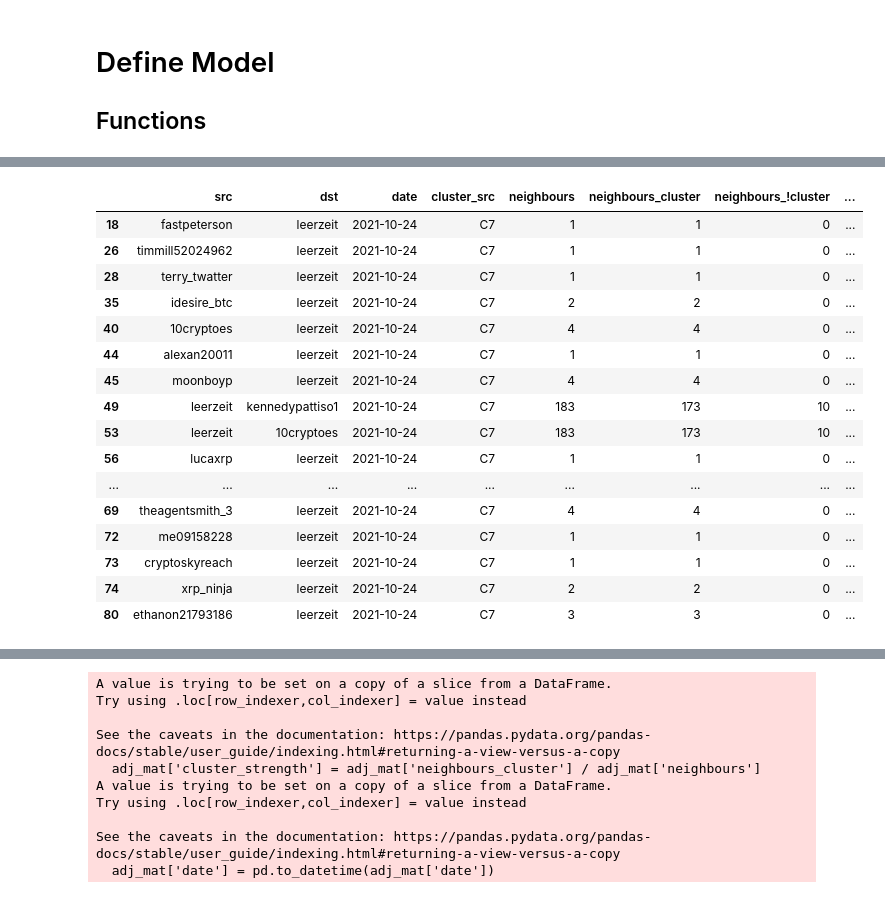
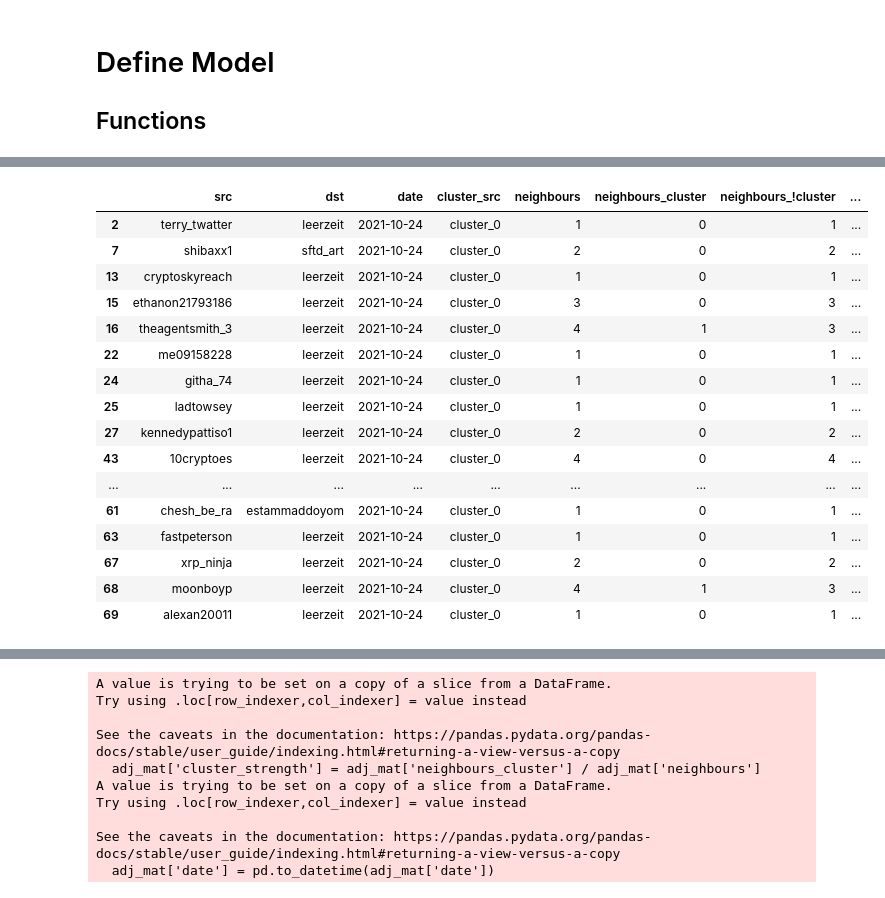
Before and after one commit to christianschwendner/coins_2122, a Jupyter notebook: Model/Model_per_Currency_wip.ipynb, the cells around one changed output, grey strips where cells are left out. Saved outputs shown, nothing was run; the diff lists cells and outputs as text; code cells hidden in the pictures.

```diff
--- a/Model/Model_per_Currency_wip.ipynb
+++ b/Model/Model_per_Currency_wip.ipynb
@@ -9,17 +9,31 @@ import matplotlib.dates as md
 # File imports
 ## Adjen.. Matrix processing
 # %%
-adj_mat = pd.read_csv('../Griffin_data/Adjacency_Matrix_Output_Currency.csv', index_col='Unnamed: 0') #, index_col='Unnamed: 0'
+adj_mat = pd.read_csv('../Griffin_data/Adjacency_Matrix_Output_C4.csv')
 adj_mat = adj_mat[['src', 'dst', 'date', 'cluster_src', 'neighbours', 'neighbours_cluster',
-                   'neighbours_!cluster', 'cluster_dst', 'twitter_query']]
+                   'neighbours_!cluster', 'cluster_dst', 'twitter_query_src', 'twitter_query_dst']]
 
-adj_mat_ETH2 = adj_mat.loc[adj_mat['twitter_query'] == 'ETH2']
-adj_mat_SHIB = adj_mat.loc[adj_mat['twitter_query'] == 'SHIB']
-adj_mat_SOL = adj_mat.loc[adj_mat['twitter_query'] == 'SOL']
-adj_mat_ETH = adj_mat.loc[adj_mat['twitter_query'] == 'ETH']
-adj_mat_LINK = adj_mat.loc[adj_mat['twitter_query'] == 'LINK']
-adj_mat_BTC = adj_mat.loc[adj_mat['twitter_query'] == 'BTC']
-adj_mat_DOGE = adj_mat.loc[adj_mat['twitter_query'] == 'DOGE']
+adj_mat_ETH2 = adj_mat.loc[(adj_mat['twitter_query_src'] == 'ETH2') | (adj_mat['twitter_query_dst'] == 'ETH2')]
+adj_mat_SHIB = adj_mat.loc[(adj_mat['twitter_query_src'] == 'SHIB') | (adj_mat['twitter_query_dst'] == 'SHIB')]
+adj_mat_SOL = adj_mat.loc[(adj_mat['twitter_query_src'] == 'SOL') | (adj_mat['twitter_query_dst'] == 'SOL')]
+adj_mat_ETH = adj_mat.loc[(adj_mat['twitter_query_src'] == 'ETH') | (adj_mat['twitter_query_dst'] == 'ETH')]
+adj_mat_LINK = adj_mat.loc[(adj_mat['twitter_query_src'] == 'LINK') | (adj_mat['twitter_query_dst'] == 'LINK')]
+adj_mat_BTC = adj_mat.loc[(adj_mat['twitter_query_src'] == 'BTC') | (adj_mat['twitter_query_dst'] == 'BTC')]
+adj_mat_DOGE = adj_mat.loc[(adj_mat['twitter_query_src'] == 'DOGE') | (adj_mat['twitter_query_dst'] == 'DOGE')]
+
+
+
+#adj_mat = pd.read_csv('../Griffin_data/Adjacency_Matrix_Output_C4.csv', index_col='Unnamed: 0') #, index_col='Unnamed: 0'
+#adj_mat = adj_mat[['src', 'dst', 'date', 'cluster_src', 'neighbours', 'neighbours_cluster',
+#                   'neighbours_!cluster', 'cluster_dst', 'twitter_query']]
+
+#adj_mat_ETH2 = adj_mat.loc[adj_mat['twitter_query'] == 'ETH2']
+#adj_mat_SHIB = adj_mat.loc[adj_mat['twitter_query'] == 'SHIB']
+#adj_mat_SOL = adj_mat.loc[adj_mat['twitter_query'] == 'SOL']
+#adj_mat_ETH = adj_mat.loc[adj_mat['twitter_query'] == 'ETH']
+#adj_mat_LINK = adj_mat.loc[adj_mat['twitter_query'] == 'LINK']
+#adj_mat_BTC = adj_mat.loc[adj_mat['twitter_query'] == 'BTC']
+#adj_mat_DOGE = adj_mat.loc[adj_mat['twitter_query'] == 'DOGE']
 # %% [markdown]
 ## News dataframe processing
 # %%
@@ -53,5 +67,3 @@ df_ta_SHIB = pd.read_csv('ta_df/df_ta_SHIB.csv')
 # %% [markdown]
 # Define Model
 ## Functions
-# %%
-adj_mat = adj_mat.loc[adj_mat['twitter_query'] == 'ETH']
@@ -74,2 +69,0 @@ adj_mat
-# %%
-adj_mat['cluster_strength'] = adj_mat['neighbours_cluster'] / adj_mat['neighbours']
@@ -76,21 +86,21 @@ adj_mat['cluster_strength'] = adj_mat['neighbours_cluster'] / adj_mat['neighbour
 # %%
-adj_mat.loc[(adj_mat['cluster_src'] == 'C7') & (adj_mat['date'] == '2021-10-24')]
+adj_mat_ETH.loc[(adj_mat['cluster_src'] == 'cluster_0') & (adj_mat['date'] == '2021-10-24')]
 # %% [output]
 |  | src | dst | date | cluster_src | neighbours | neighbours_cluster | neighbours_!cluster | ... |
-| 18 | fastpeterson | leerzeit | 2021-10-24 | C7 | 1 | 1 | 0 | ... |
-| 26 | timmill52024962 | leerzeit | 2021-10-24 | C7 | 1 | 1 | 0 | ... |
-| 28 | terry_twatter | leerzeit | 2021-10-24 | C7 | 1 | 1 | 0 | ... |
-| 35 | idesire_btc | leerzeit | 2021-10-24 | C7 | 2 | 2 | 0 | ... |
-| 40 | 10cryptoes | leerzeit | 2021-10-24 | C7 | 4 | 4 | 0 | ... |
-| 44 | alexan20011 | leerzeit | 2021-10-24 | C7 | 1 | 1 | 0 | ... |
-| 45 | moonboyp | leerzeit | 2021-10-24 | C7 | 4 | 4 | 0 | ... |
-| 49 | leerzeit | kennedypattiso1 | 2021-10-24 | C7 | 183 | 173 | 10 | ... |
-| 53 | leerzeit | 10cryptoes | 2021-10-24 | C7 | 183 | 173 | 10 | ... |
-| 56 | lucaxrp | leerzeit | 2021-10-24 | C7 | 1 | 1 | 0 | ... |
+| 2 | terry_twatter | leerzeit | 2021-10-24 | cluster_0 | 1 | 0 | 1 | ... |
+| 7 | shibaxx1 | sftd_art | 2021-10-24 | cluster_0 | 2 | 0 | 2 | ... |
+| 13 | cryptoskyreach | leerzeit | 2021-10-24 | cluster_0 | 1 | 0 | 1 | ... |
+| 15 | ethanon21793186 | leerzeit | 2021-10-24 | cluster_0 | 3 | 0 | 3 | ... |
+| 16 | theagentsmith_3 | leerzeit | 2021-10-24 | cluster_0 | 4 | 1 | 3 | ... |
+| 22 | me09158228 | leerzeit | 2021-10-24 | cluster_0 | 1 | 0 | 1 | ... |
+| 24 | githa_74 | leerzeit | 2021-10-24 | cluster_0 | 1 | 0 | 1 | ... |
+| 25 | ladtowsey | leerzeit | 2021-10-24 | cluster_0 | 1 | 0 | 1 | ... |
+| 27 | kennedypattiso1 | leerzeit | 2021-10-24 | cluster_0 | 2 | 0 | 2 | ... |
+| 43 | 10cryptoes | leerzeit | 2021-10-24 | cluster_0 | 4 | 0 | 4 | ... |
 | ... | ... | ... | ... | ... | ... | ... | ... | ... |
-| 69 | theagentsmith_3 | leerzeit | 2021-10-24 | C7 | 4 | 4 | 0 | ... |
-| 72 | me09158228 | leerzeit | 2021-10-24 | C7 | 1 | 1 | 0 | ... |
-| 73 | cryptoskyreach | leerzeit | 2021-10-24 | C7 | 1 | 1 | 0 | ... |
-| 74 | xrp_ninja | leerzeit | 2021-10-24 | C7 | 2 | 2 | 0 | ... |
-| 80 | ethanon21793186 | leerzeit | 2021-10-24 | C7 | 3 | 3 | 0 | ... |
+| 61 | chesh_be_ra | estammaddoyom | 2021-10-24 | cluster_0 | 1 | 0 | 1 | ... |
+| 63 | fastpeterson | leerzeit | 2021-10-24 | cluster_0 | 1 | 0 | 1 | ... |
+| 67 | xrp_ninja | leerzeit | 2021-10-24 | cluster_0 | 2 | 0 | 2 | ... |
+| 68 | moonboyp | leerzeit | 2021-10-24 | cluster_0 | 4 | 1 | 3 | ... |
+| 69 | alexan20011 | leerzeit | 2021-10-24 | cluster_0 | 1 | 0 | 1 | ... |
 # %%
```
Also changed, not shown: parts of 31 cells of this notebook, 9 other files.
